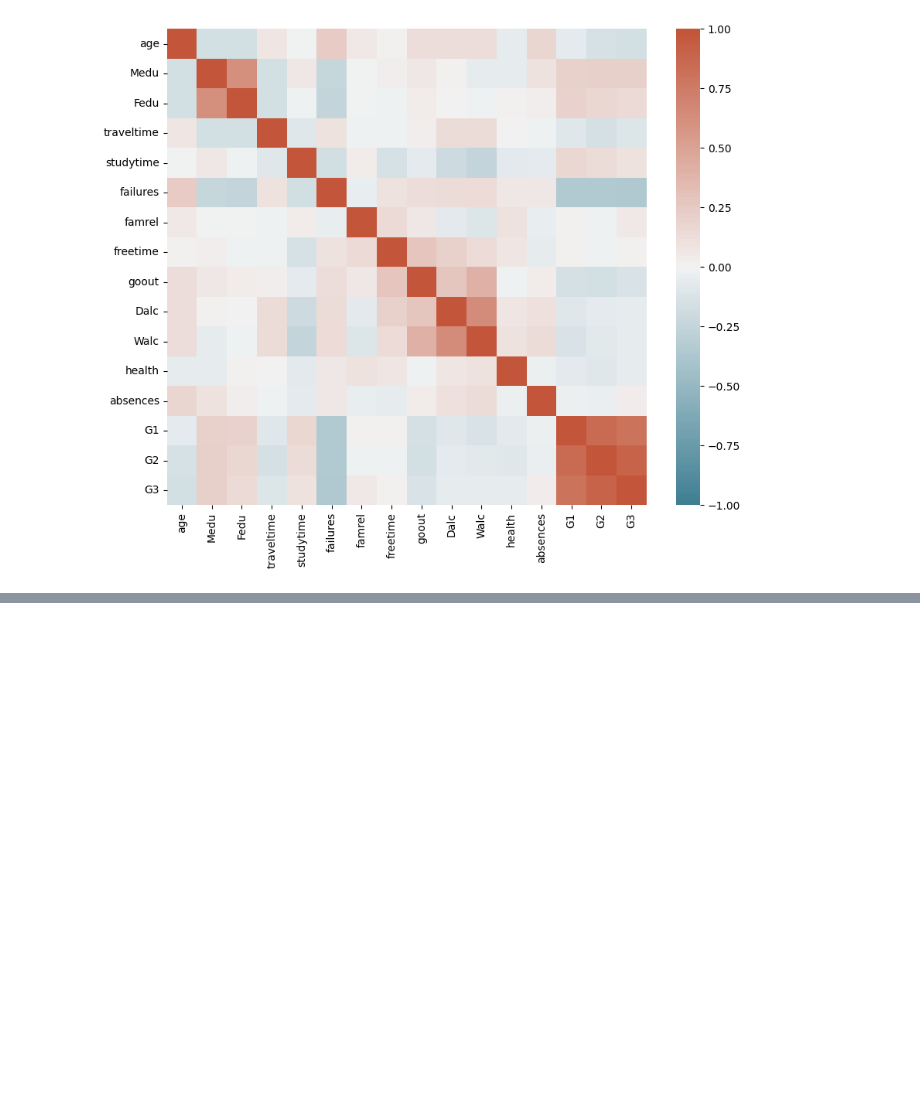
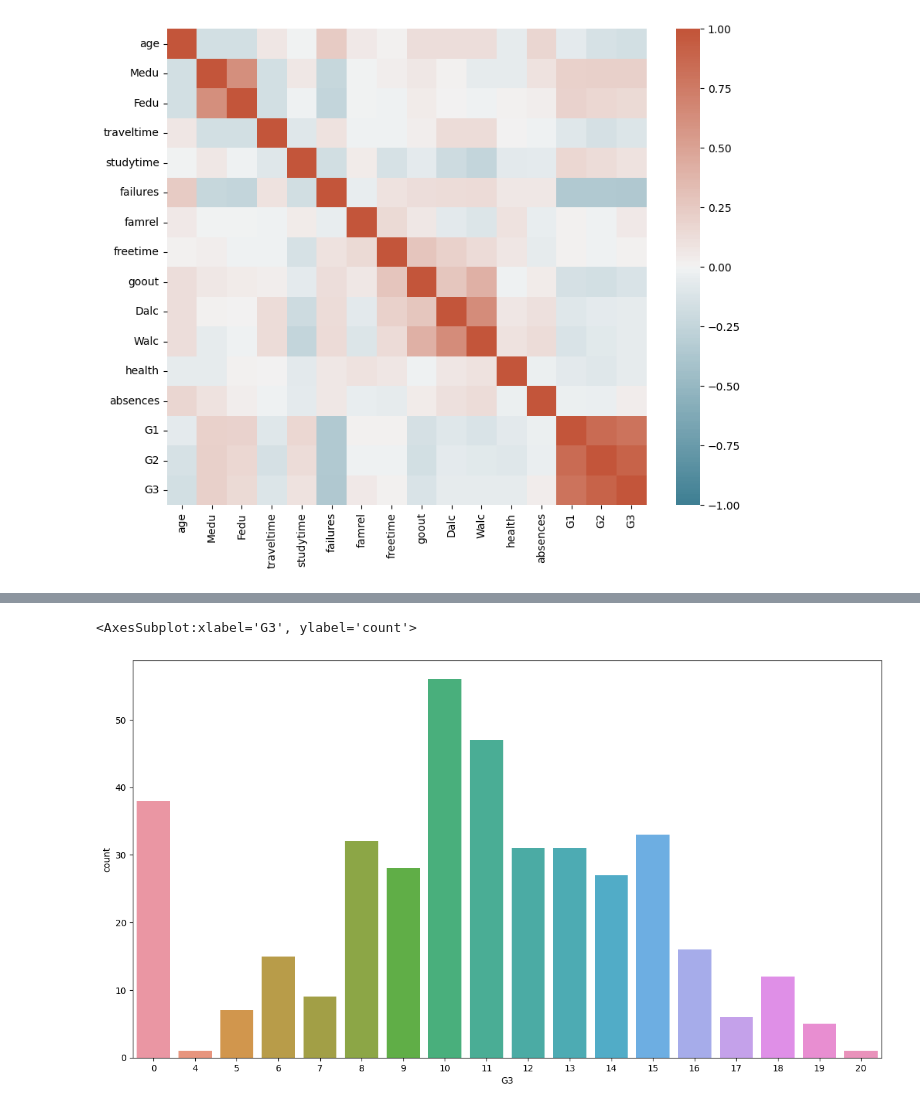
Before and after one commit to Aayush181509/AI-Workshop, a Jupyter notebook: ML_Workflow.ipynb, the cells around one changed output, grey strips where cells are left out. Saved outputs shown, nothing was run; the diff lists cells and outputs as text; code cells hidden in the pictures; blank space fills up the shorter version.

```diff
--- a/ML_Workflow.ipynb
+++ b/ML_Workflow.ipynb
@@ -139,0 +266,6 @@ sns.heatmap(df.select_dtypes(include=np.number).corr(),
+# %%
+mpl.rcParams['figure.figsize'] = 15, 8
+sns.countplot(x = 'G3', data=df)
+# %% [output]
+<AxesSubplot:xlabel='G3', ylabel='count'>
+[figure, added]
```
Also changed, not shown: parts of 24 cells of this notebook, 25 other files.
